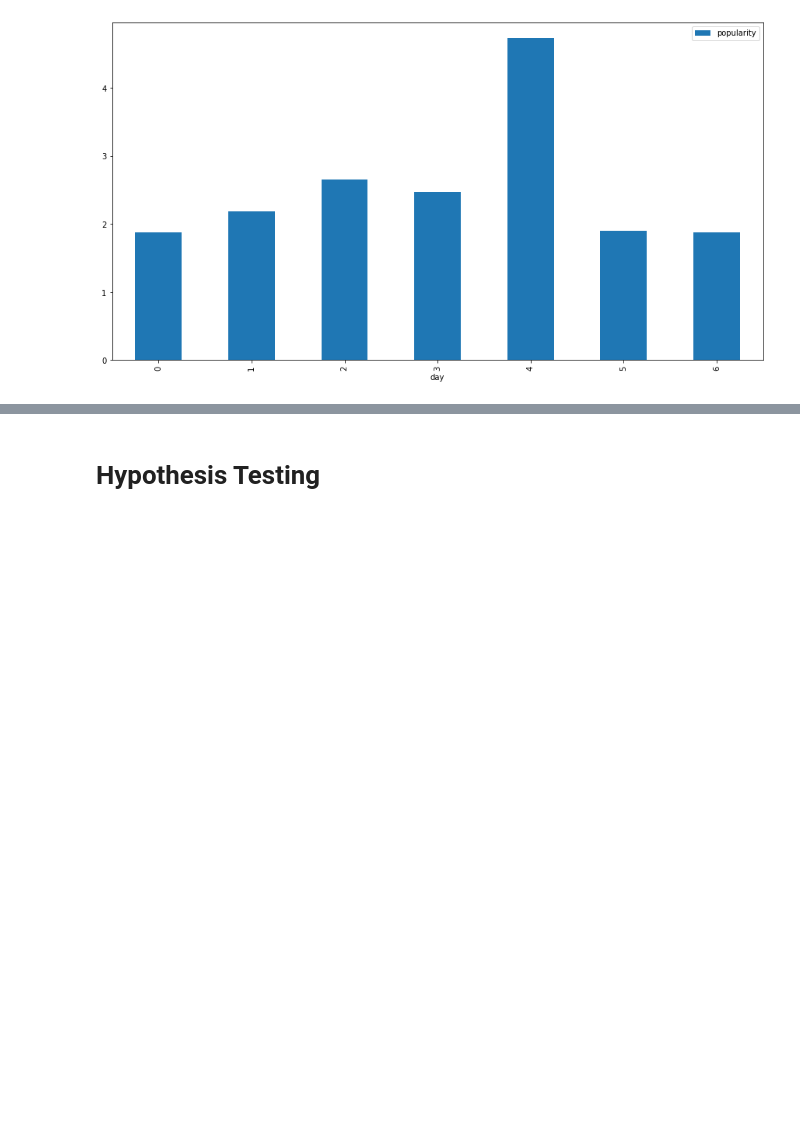
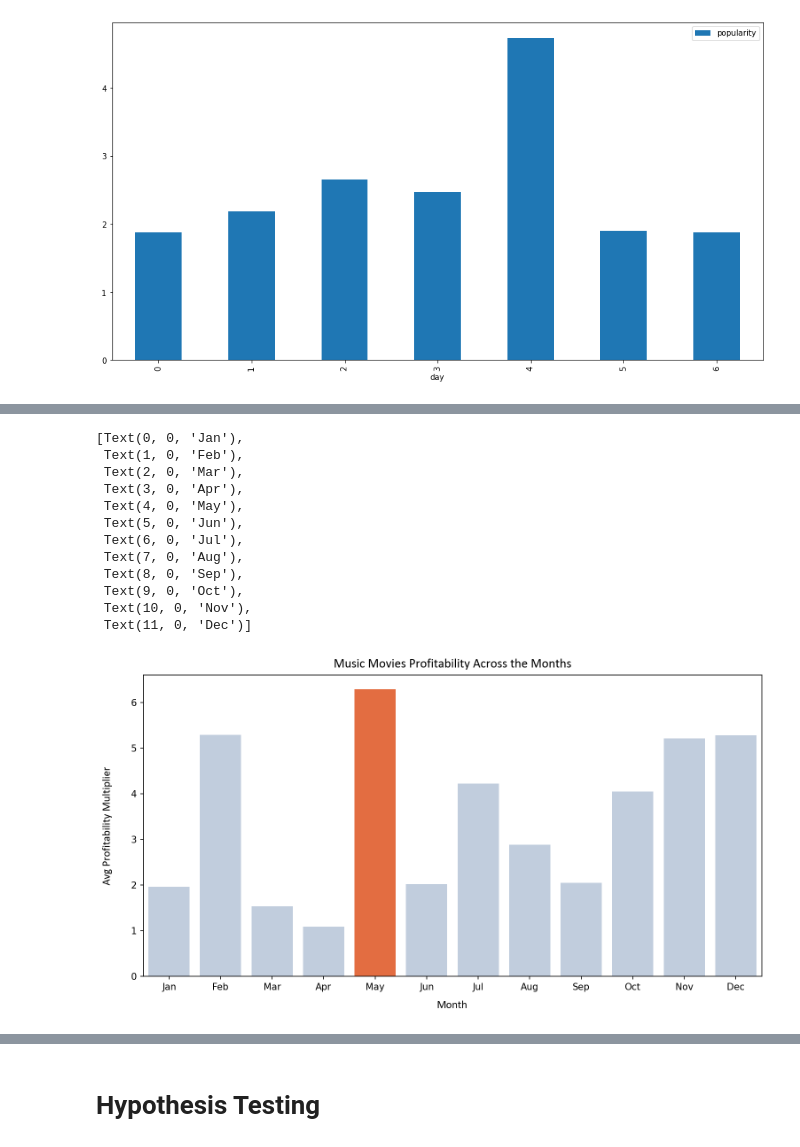
Before and after one commit to hacampbell1/teamaustin, a Jupyter notebook: computer_vision.ipynb, the cells around one changed output, grey strips where cells are left out. Cells and saved outputs as stored; diff of their text form; code cells hidden in the pictures; blank space fills up the shorter version.

```diff
--- a/computer_vision.ipynb
+++ b/computer_vision.ipynb
@@ -658,0 +730,24 @@ merged_df.groupby(['genres'])['profitability']
+# %%
+top_profit_m = top_profit[top_profit['genres'] == 'Music']
+
+fig, ax = plt.subplots(figsize = (12, 6), dpi = 150)
+cols = ['lightsteelblue' if x < top_profit_m['profitability'].max() else 'orangered' for x in top_profit_m['profitability']]
+sns.barplot(x = top_profit_m['month'], y = top_profit_m['profitability'], palette = cols, alpha = 0.85, ax = ax)
+ax.set_title('Music Movies Profitability Across the Months', title_font)
+ax.set_xlabel('Month', label_font, labelpad = 10)
+ax.set_ylabel('Avg Profitability Multiplier', label_font, labelpad = 20)
+ax.set_xticklabels(months_x_ticks)
+# %% [output]
+[Text(0, 0, 'Jan'),
+ Text(1, 0, 'Feb'),
+ Text(2, 0, 'Mar'),
+ Text(3, 0, 'Apr'),
+ Text(4, 0, 'May'),
+ Text(5, 0, 'Jun'),
+ Text(6, 0, 'Jul'),
+ Text(7, 0, 'Aug'),
+ Text(8, 0, 'Sep'),
+ Text(9, 0, 'Oct'),
+ Text(10, 0, 'Nov'),
+ Text(11, 0, 'Dec')]
+[figure, added]
```
Also changed, not shown: parts of 17 cells of this notebook.
